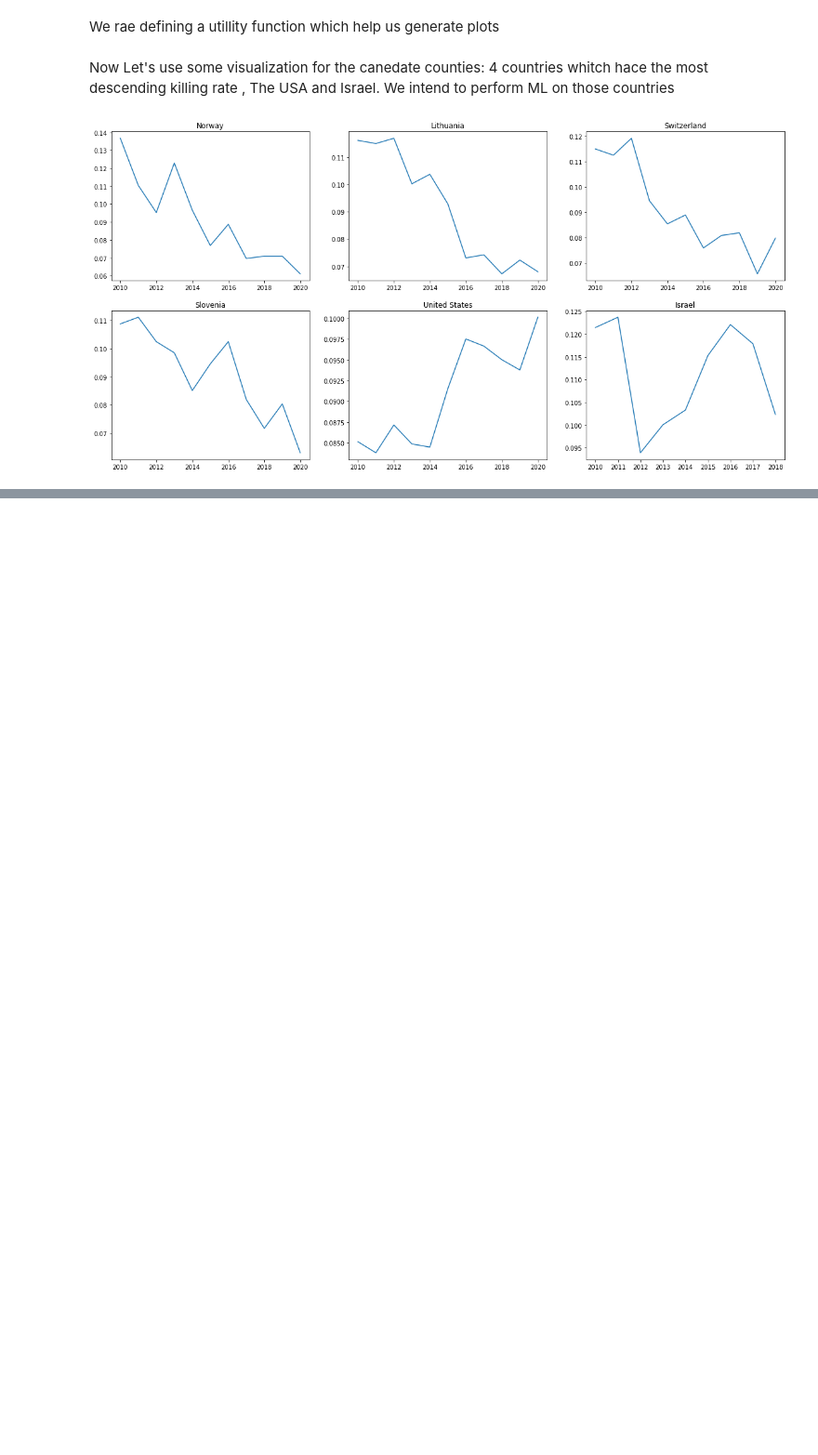
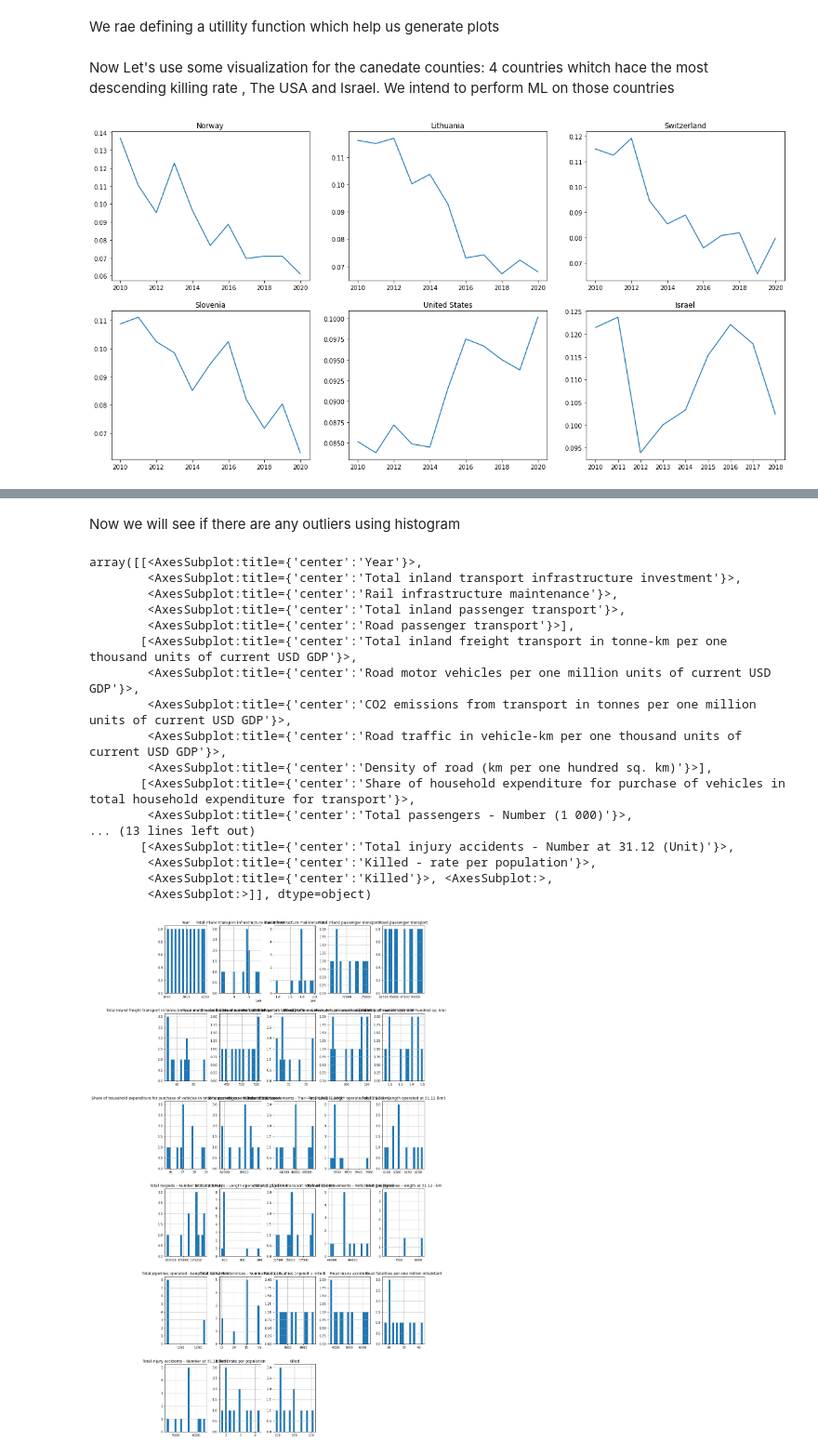
Before and after one commit to zeevSozin/data-science-project, a Jupyter notebook: EDA.ipynb, the cells around one changed output, grey strips where cells are left out. Shown at 93% size. Saved outputs shown, nothing was run; the diff lists cells and outputs as text; code cells hidden in the pictures; blank space fills up the shorter version.

```diff
--- a/EDA.ipynb
+++ b/EDA.ipynb
@@ -158,0 +174,2 @@ ax6.plot=plotOfKilled("Israel")
+# %%
+countryDfs.reset_index(drop=True,inplace=True)
@@ -158,0 +188,2 @@ ax6.plot=plotOfKilled("Israel")
+# %%
+NorwayDf=countryDfs.iloc[0,1]
@@ -158,0 +212,2 @@ ax6.plot=plotOfKilled("Israel")
+# %%
+NorwayDf_c1=NorwayDf.dropna(axis=1,thresh=5)
@@ -158,0 +234,2 @@ ax6.plot=plotOfKilled("Israel")
+# %%
+NorwayDf_c2=NorwayDf_c1.fillna(NorwayDf_c1.median())
@@ -158,0 +258,24 @@ ax6.plot=plotOfKilled("Israel")
+# %% [markdown]
+Now we will see if there are any outliers using histogram
+# %%
+NorwayDf_c2.drop(["Unnamed: 0","NaNs_at_this_row"],axis=1,inplace=True)
+NorwayDf_c2.hist(figsize=(15,30), bins=20)
+# %% [output]
+array([[<AxesSubplot:title={'center':'Year'}>,
+        <AxesSubplot:title={'center':'Total inland transport infrastructure investment'}>,
+        <AxesSubplot:title={'center':'Rail infrastructure maintenance'}>,
+        <AxesSubplot:title={'center':'Total inland passenger transport'}>,
+        <AxesSubplot:title={'center':'Road passenger transport'}>],
+       [<AxesSubplot:title={'center':'Total inland freight transport in tonne-km per one thousand units of current USD GDP'}>,
+        <AxesSubplot:title={'center':'Road motor vehicles per one million units of current USD GDP'}>,
+        <AxesSubplot:title={'center':'CO2 emissions from transport in tonnes per one million units of current USD GDP'}>,
+        <AxesSubplot:title={'center':'Road traffic in vehicle-km per one thousand units of current USD GDP'}>,
+        <AxesSubplot:title={'center':'Density of road (km per one hundred sq. km)'}>],
+       [<AxesSubplot:title={'center':'Share of household expenditure for purchase of vehicles in total household expenditure for transport'}>,
+        <AxesSubplot:title={'center':'Total passengers - Number (1 000)'}>,
+... (13 lines left out)
+       [<AxesSubplot:title={'center':'Total injury accidents - Number at 31.12 (Unit)'}>,
+        <AxesSubplot:title={'center':'Killed - rate per population'}>,
+        <AxesSubplot:title={'center':'Killed'}>, <AxesSubplot:>,
+        <AxesSubplot:>]], dtype=object)
+[figure, added]
```
Also changed, not shown: parts of 24 cells of this notebook, 2 other files.
